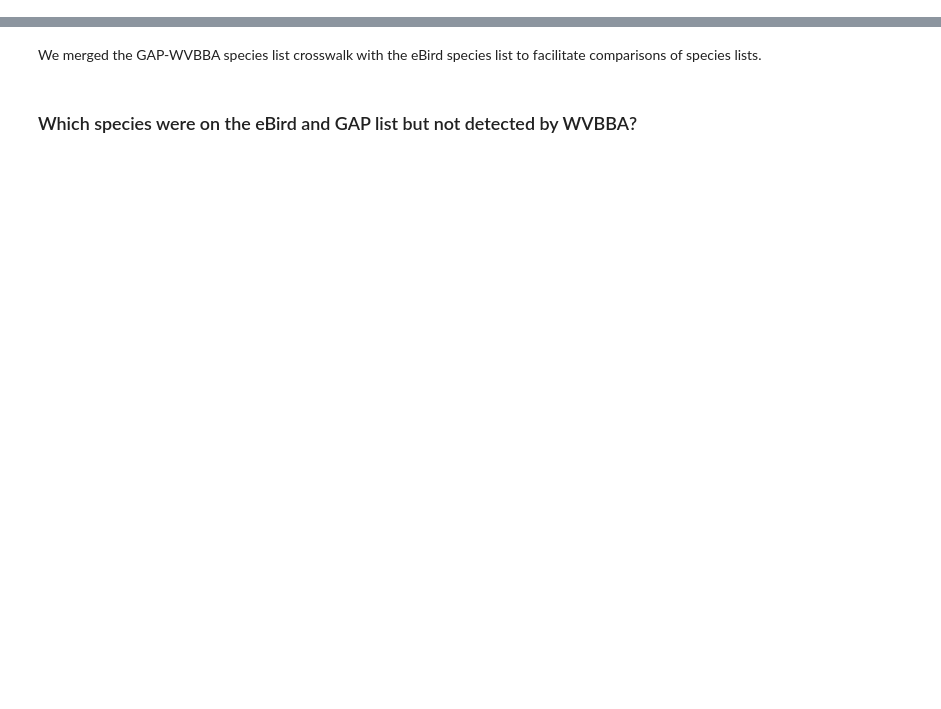
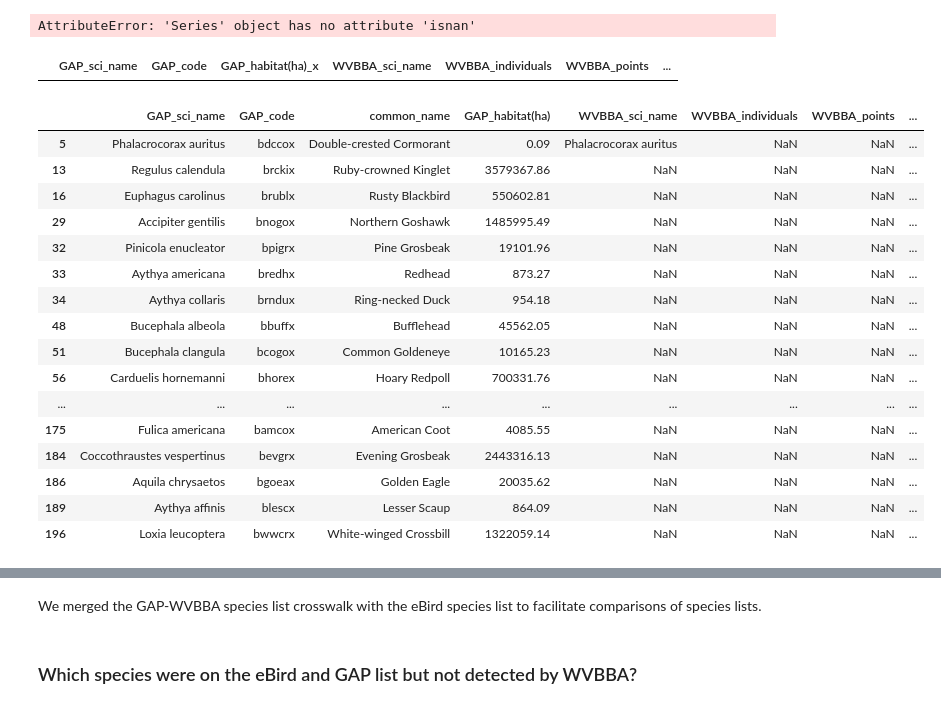
Before and after one commit to nmtarr/GAP-WVBA, a Jupyter notebook: USGAP-WVBBA species list comparison.ipynb, the cells around one changed output, grey strips where cells are left out. Saved outputs shown, nothing was run; the diff lists cells and outputs as text; code cells hidden in the pictures; blank space fills up the shorter version.

Commit message:
Recovery from a crash.  Trying to fix species lists.

```diff
--- a/USGAP-WVBBA species list comparison.ipynb
+++ b/USGAP-WVBBA species list comparison.ipynb
@@ -18,11 +38,12 @@ pd.set_option('display.max_rows', 400)
 pd.set_option('display.max_columns', 15)
 
 # Read in the spp crosswalk
-crosswalk = pd.read_csv(fun.dataDir + "SpeciesLists/WV_GAP_Atlas.csv", header=0, names=["GAP_sci_name", "GAP_code",
-                                                                                        "common_name", "GAP_habitat(ha)",
-                                                                                        "WVBBA_sci_name", "WVBBA_individuals",
-                                                                                        "WVBBA_points", "WVBBA_rate"])
+crosswalk = pd.read_csv(fun.dataDir + "SpeciesLists/WV_GAP_Atlas2.csv", header=0,
+                        names=["GAP_sci_name", "GAP_code", "common_name", "GAP_habitat(ha)", "WVBBA_sci_name",
+                               "WVBBA_individuals", "WVBBA_points", "WVBBA_rate", "%_of_blocks", "modeled", "WV_code", "notes"],
+                       dtype={"GAP_sci_name":str, "GAP_code":str, "common_name":str, "GAP_habitat(ha)":float,
+                               "WVBBA_sci_name":str, "%_of_blocks":float, "modeled":int, "WV_code":str, "notes":str})
 print("The first 5 records")
-print(crosswalk.head().T)
+crosswalk.head().T
 # %% [output]
 The first 5 records
@@ -53,0 +65,4 @@ We aggregated weekly mean frequencies of detection to a single value by calculat
+# %%
+# Remove winter only species
+GAP_summer = pd.read_csv(fun.dataDir + "SpeciesLists/GAP_birds_in_WV_Summer.txt", delimiter="\t", header=0)
+GAP_summer.head()
@@ -53,0 +76,38 @@ We aggregated weekly mean frequencies of detection to a single value by calculat
+# %%
+# Drop a species if it is a GAP species not in the GAP summer list
+winter_only = crosswalk[(crosswalk["GAP_sci_name"].isin(GAP_summer['strScientificName']) == False) &
+                        (crosswalk["WVV_code"].isnan() == True)]
+winter_only
+# %% [output]
+AttributeError: 'Series' object has no attribute 'isnan'
+# %%
+crosswalk = crosswalk[crosswalk['common_name'].isin(winter_only['common_name']) == False]
+
+# Update habitat area estimate for species that also winter in WV
+crosswalk = pd.merge(crosswalk, winter_only.filter(["common_name", "GAP_habitat(ha)"], axis=1),
+                     on='common_name', how='inner')
+crosswalk.head()
+# %% [output]
+|  | GAP_sci_name | GAP_code | GAP_habitat(ha)_x | WVBBA_sci_name | WVBBA_individuals | WVBBA_points | ... |
+# %%
+winter_only = crosswalk[(crosswalk["common_name"].isin(GAP_summer['strCommonName']) == False) &
+                           (crosswalk["GAP_code"].isnull() != True)]
+winter_only
+# %% [output]
+|  | GAP_sci_name | GAP_code | common_name | GAP_habitat(ha) | WVBBA_sci_name | WVBBA_individuals | WVBBA_points | ... |
+| 5 | Phalacrocorax auritus | bdccox | Double-crested Cormorant | 0.09 | Phalacrocorax auritus | NaN | NaN | ... |
+| 13 | Regulus calendula | brckix | Ruby-crowned Kinglet | 3579367.86 | NaN | NaN | NaN | ... |
+| 16 | Euphagus carolinus | brublx | Rusty Blackbird | 550602.81 | NaN | NaN | NaN | ... |
+| 29 | Accipiter gentilis | bnogox | Northern Goshawk | 1485995.49 | NaN | NaN | NaN | ... |
+| 32 | Pinicola enucleator | bpigrx | Pine Grosbeak | 19101.96 | NaN | NaN | NaN | ... |
+| 33 | Aythya americana | bredhx | Redhead | 873.27 | NaN | NaN | NaN | ... |
+| 34 | Aythya collaris | brndux | Ring-necked Duck | 954.18 | NaN | NaN | NaN | ... |
+| 48 | Bucephala albeola | bbuffx | Bufflehead | 45562.05 | NaN | NaN | NaN | ... |
+| 51 | Bucephala clangula | bcogox | Common Goldeneye | 10165.23 | NaN | NaN | NaN | ... |
+| 56 | Carduelis hornemanni | bhorex | Hoary Redpoll | 700331.76 | NaN | NaN | NaN | ... |
+| ... | ... | ... | ... | ... | ... | ... | ... | ... |
+| 175 | Fulica americana | bamcox | American Coot | 4085.55 | NaN | NaN | NaN | ... |
+| 184 | Coccothraustes vespertinus | bevgrx | Evening Grosbeak | 2443316.13 | NaN | NaN | NaN | ... |
+| 186 | Aquila chrysaetos | bgoeax | Golden Eagle | 20035.62 | NaN | NaN | NaN | ... |
+| 189 | Aythya affinis | blescx | Lesser Scaup | 864.09 | NaN | NaN | NaN | ... |
+| 196 | Loxia leucoptera | bwwcrx | White-winged Crossbill | 1322059.14 | NaN | NaN | NaN | ... |
```
Also changed, not shown: parts of 16 cells of this notebook, 3 other files.
